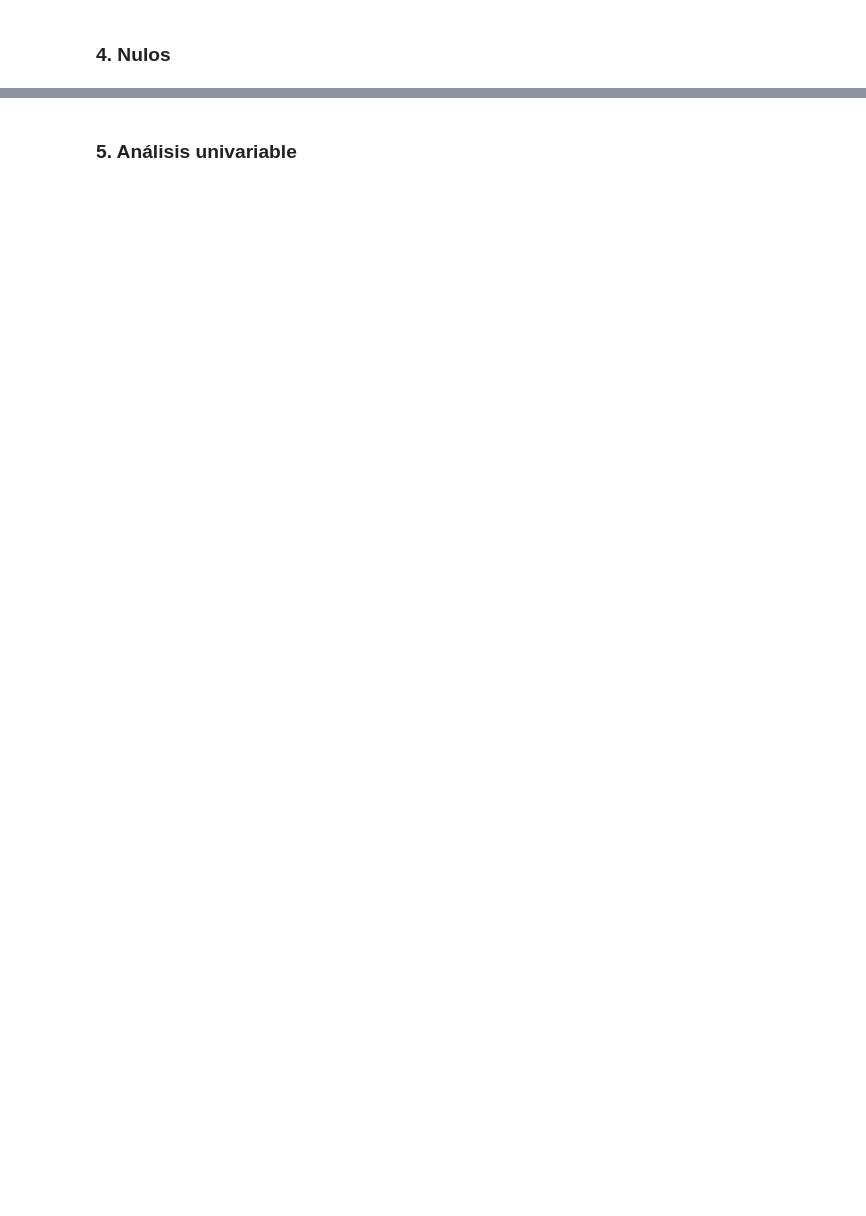
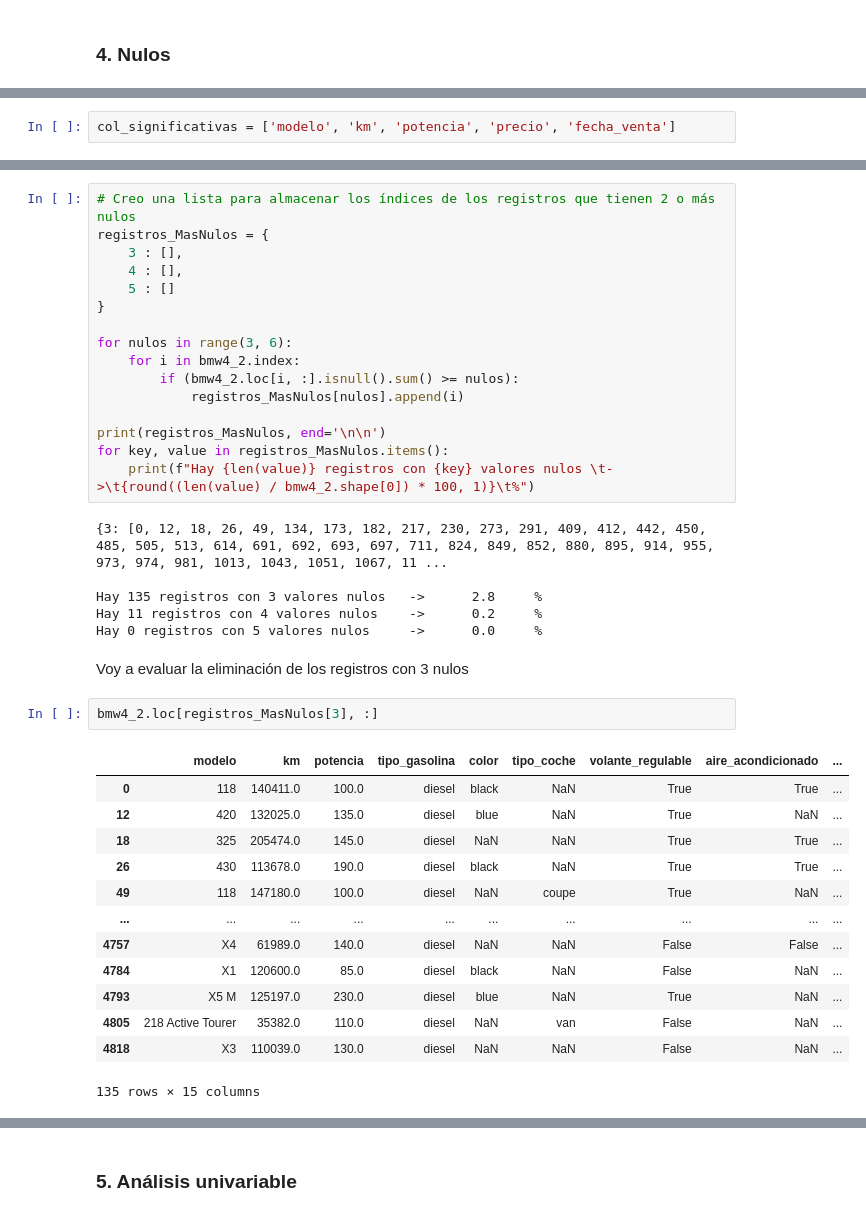
Before and after one commit to tvgtech/BMW_Proj, a Jupyter notebook: Pedro_BMW.ipynb, the cells around one changed output, grey strips where cells are left out. Drawn from its saved outputs; the diff is of its cells as text; blank space fills up the shorter version.

```diff
--- a/Pedro_BMW.ipynb
+++ b/Pedro_BMW.ipynb
@@ -55,0 +317,2 @@ memory usage: 648.1+ KB
+# %%
+col_significativas = ['modelo', 'km', 'potencia', 'precio', 'fecha_venta']
@@ -55,0 +335,40 @@ memory usage: 648.1+ KB
+# %%
+# Creo una lista para almacenar los índices de los registros que tienen 2 o más nulos
+registros_MasNulos = {
+    3 : [],
+    4 : [],
+    5 : []
+}
+
+for nulos in range(3, 6):
+    for i in bmw4_2.index:
+        if (bmw4_2.loc[i, :].isnull().sum() >= nulos):
+            registros_MasNulos[nulos].append(i)
+
+print(registros_MasNulos, end='\n\n')
+for key, value in registros_MasNulos.items():
+    print(f"Hay {len(value)} registros con {key} valores nulos \t->\t{round((len(value) / bmw4_2.shape[0]) * 100, 1)}\t%")
+# %% [output]
+{3: [0, 12, 18, 26, 49, 134, 173, 182, 217, 230, 273, 291, 409, 412, 442, 450, 485, 505, 513, 614, 691, 692, 693, 697, 711, 824, 849, 852, 880, 895, 914, 955, 973, 974, 981, 1013, 1043, 1051, 1067, 11 ...
+
+Hay 135 registros con 3 valores nulos   ->      2.8     %
+Hay 11 registros con 4 valores nulos    ->      0.2     %
+Hay 0 registros con 5 valores nulos     ->      0.0     %
+# %% [markdown]
+Voy a evaluar la eliminación de los registros con 3 nulos
+# %%
+bmw4_2.loc[registros_MasNulos[3], :]
+# %% [output]
+|  | modelo | km | potencia | tipo_gasolina | color | tipo_coche | volante_regulable | aire_acondicionado | ... |
+| 0 | 118 | 140411.0 | 100.0 | diesel | black | NaN | True | True | ... |
+| 12 | 420 | 132025.0 | 135.0 | diesel | blue | NaN | True | NaN | ... |
+| 18 | 325 | 205474.0 | 145.0 | diesel | NaN | NaN | True | True | ... |
+| 26 | 430 | 113678.0 | 190.0 | diesel | black | NaN | True | True | ... |
+| 49 | 118 | 147180.0 | 100.0 | diesel | NaN | coupe | True | NaN | ... |
+| ... | ... | ... | ... | ... | ... | ... | ... | ... | ... |
+| 4757 | X4 | 61989.0 | 140.0 | diesel | NaN | NaN | False | False | ... |
+| 4784 | X1 | 120600.0 | 85.0 | diesel | black | NaN | False | NaN | ... |
+| 4793 | X5 M | 125197.0 | 230.0 | diesel | blue | NaN | True | NaN | ... |
+| 4805 | 218 Active Tourer | 35382.0 | 110.0 | diesel | NaN | van | False | NaN | ... |
+| 4818 | X3 | 110039.0 | 130.0 | diesel | NaN | NaN | False | NaN | ... |
+135 rows × 15 columns
```
Also changed, not shown: parts of 64 cells of this notebook, 1 other file.
